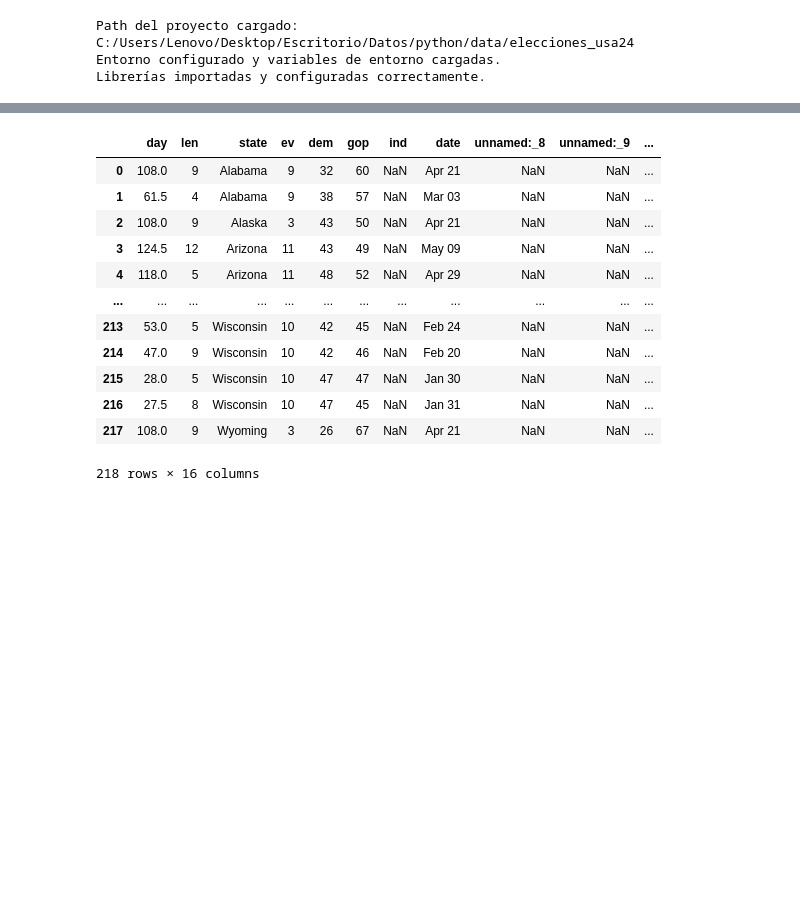
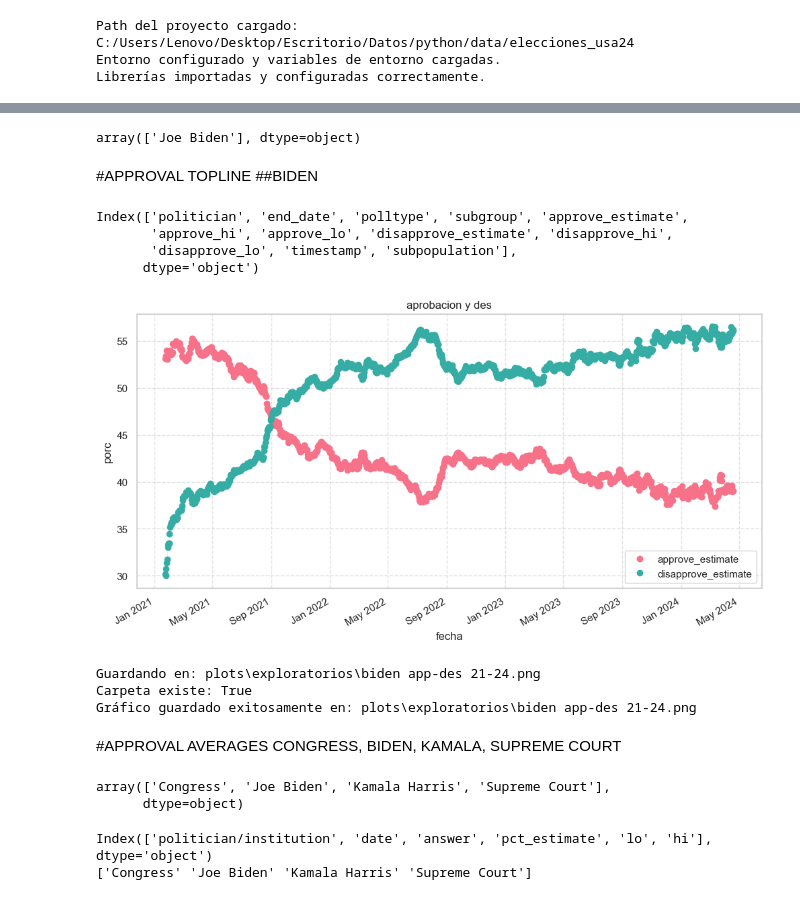
Before and after one commit to nicc1109/elecciones_usa24, a Jupyter notebook: notebooks/polls.ipynb, the cells around one changed output, grey strips where cells are left out. Cells and saved outputs as stored; diff of their text form; code cells hidden in the pictures; blank space fills up the shorter version.

Commit message:
algunas visualizaciones en polls

```diff
--- a/notebooks/polls.ipynb
+++ b/notebooks/polls.ipynb
@@ -13,0 +79,4 @@ sep_oct_polls = cargar_csv('../elecc_usa24/sep_oct_polls/538_polls.csv')
+# %%
+approval_averages = cargar_csv('../elecc_usa24/approval_ratings/approval_averages.csv')
+approval_biden = cargar_csv('../elecc_usa24/approval_ratings/approval_topline.csv')
+president_approval_polls_historical = cargar_csv('../elecc_usa24/approval_ratings/president_approval_polls_historical.csv')
@@ -13,0 +101,4 @@ sep_oct_polls = cargar_csv('../elecc_usa24/sep_oct_polls/538_polls.csv')
+# %%
+approval_biden['politician'].unique()
+# %% [output]
+array(['Joe Biden'], dtype=object)
@@ -13,0 +110,37 @@ sep_oct_polls = cargar_csv('../elecc_usa24/sep_oct_polls/538_polls.csv')
+# %% [markdown]
+#APPROVAL TOPLINE
+##BIDEN
+# %%
+approval_biden.columns
+# %% [output]
+Index(['politician', 'end_date', 'polltype', 'subgroup', 'approve_estimate',
+       'approve_hi', 'approve_lo', 'disapprove_estimate', 'disapprove_hi',
+       'disapprove_lo', 'timestamp', 'subpopulation'],
+      dtype='object')
+# %%
+plot_multi_lines(approval_biden,
+                 x='end_date',
+                 y_columns=['approve_estimate', 'disapprove_estimate'],
+                 title='aprobacion y des',
+                 xlabel='fecha',
+                 ylabel='porc',
+                 linewidth=0.1)
+# %% [output]
+[figure, added]
+# %%
+guardar_graf_exploratorio(filename='biden app-des 21-24',
+                          comentario='approval_biden y topline csv orig',
+                          dpi=300
+)
+# %% [output]
+Guardando en: plots\exploratorios\biden app-des 21-24.png
+Carpeta existe: True
+Gráfico guardado exitosamente en: plots\exploratorios\biden app-des 21-24.png
+# %% [markdown]
+#APPROVAL AVERAGES
+CONGRESS, BIDEN, KAMALA, SUPREME COURT
+# %%
+approval_averages['politician/institution'].unique()
+# %% [output]
+array(['Congress', 'Joe Biden', 'Kamala Harris', 'Supreme Court'],
+      dtype=object)
@@ -14 +150,7 @@ sep_oct_polls = cargar_csv('../elecc_usa24/sep_oct_polls/538_polls.csv')
+# %%
+print(approval_averages.columns)
+print(approval_averages['politician/institution'].unique())
+# %% [output]
+Index(['politician/institution', 'date', 'answer', 'pct_estimate', 'lo', 'hi'], dtype='object')
+['Congress' 'Joe Biden' 'Kamala Harris' 'Supreme Court']
 # %%
@@ -16,16 +157,0 @@ from src import nombres_columnas
-# %%
-nombres_columnas(may_polls1)
-# %% [output]
-|  | day | len | state | ev | dem | gop | ind | date | unnamed:_8 | unnamed:_9 | ... |
-| 0 | 108.0 | 9 | Alabama | 9 | 32 | 60 | NaN | Apr 21 | NaN | NaN | ... |
-| 1 | 61.5 | 4 | Alabama | 9 | 38 | 57 | NaN | Mar 03 | NaN | NaN | ... |
-| 2 | 108.0 | 9 | Alaska | 3 | 43 | 50 | NaN | Apr 21 | NaN | NaN | ... |
-| 3 | 124.5 | 12 | Arizona | 11 | 43 | 49 | NaN | May 09 | NaN | NaN | ... |
-| 4 | 118.0 | 5 | Arizona | 11 | 48 | 52 | NaN | Apr 29 | NaN | NaN | ... |
-| ... | ... | ... | ... | ... | ... | ... | ... | ... | ... | ... | ... |
-| 213 | 53.0 | 5 | Wisconsin | 10 | 42 | 45 | NaN | Feb 24 | NaN | NaN | ... |
-| 214 | 47.0 | 9 | Wisconsin | 10 | 42 | 46 | NaN | Feb 20 | NaN | NaN | ... |
-| 215 | 28.0 | 5 | Wisconsin | 10 | 47 | 47 | NaN | Jan 30 | NaN | NaN | ... |
-| 216 | 27.5 | 8 | Wisconsin | 10 | 47 | 45 | NaN | Jan 31 | NaN | NaN | ... |
-| 217 | 108.0 | 9 | Wyoming | 3 | 26 | 67 | NaN | Apr 21 | NaN | NaN | ... |
-218 rows × 16 columns
```
Also changed, not shown: parts of 26 cells of this notebook, 12 other files.
